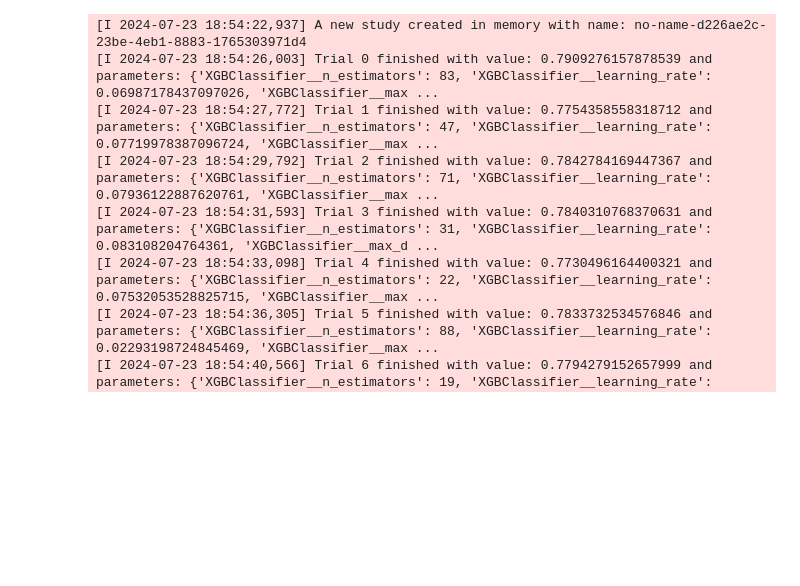
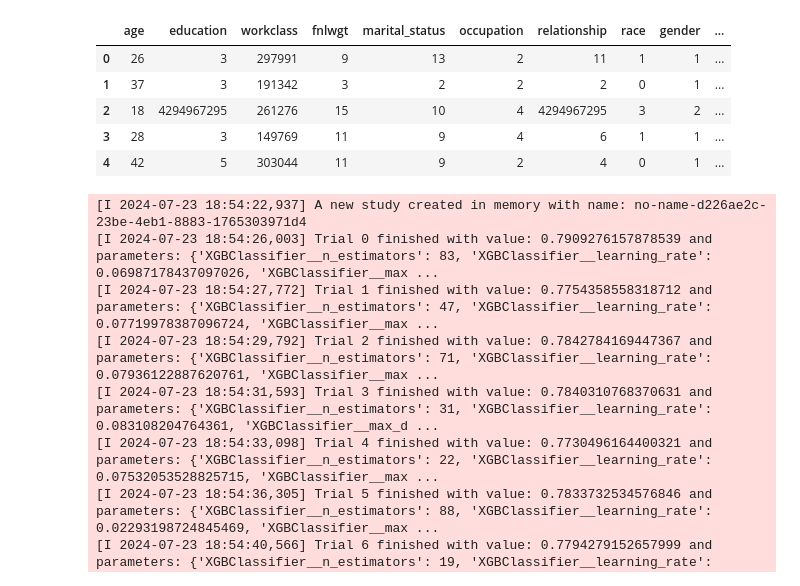
Before and after one commit to TimurTKO/BankPrediction, a Jupyter notebook: XGBclassifier.ipynb, the cells around one changed output. Saved outputs shown, nothing was run; the diff lists cells and outputs as text; code cells hidden in the pictures; blank space fills up the shorter version.

```diff
--- a/XGBclassifier.ipynb
+++ b/XGBclassifier.ipynb
@@ -282,6 +282,15 @@ client.insert(f'{DATABASE}.{TABLE}', data)
 
 # Close the ClickHouse client
 client.close()
+# %%
+client.query_df("SELECT * FROM bank.salaryincome LIMIT 5")
+# %% [output]
+|  | age | education | workclass | fnlwgt | marital_status | occupation | relationship | race | gender | ... |
+| 0 | 26 | 3 | 297991 | 9 | 13 | 2 | 11 | 1 | 1 | ... |
+| 1 | 37 | 3 | 191342 | 3 | 2 | 2 | 2 | 0 | 1 | ... |
+| 2 | 18 | 4294967295 | 261276 | 15 | 10 | 4 | 4294967295 | 3 | 2 | ... |
+| 3 | 28 | 3 | 149769 | 11 | 9 | 4 | 6 | 1 | 1 | ... |
+| 4 | 42 | 5 | 303044 | 11 | 9 | 2 | 4 | 0 | 1 | ... |
 # %%
 y = data['income_50K']
 X = data.drop(columns=['income_50K'], axis=1)
```
Also changed, not shown: parts of 3 cells of this notebook, 5 other files.
